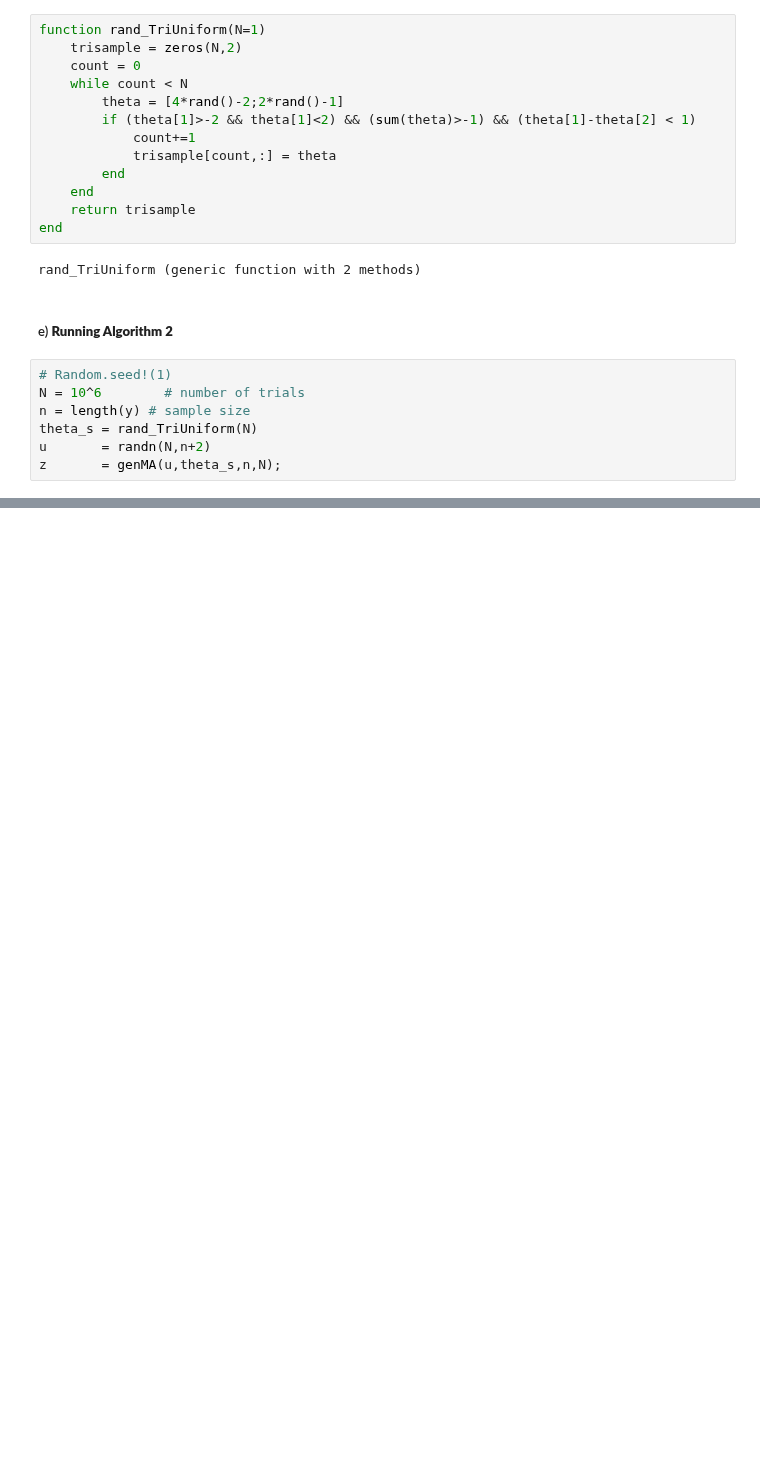
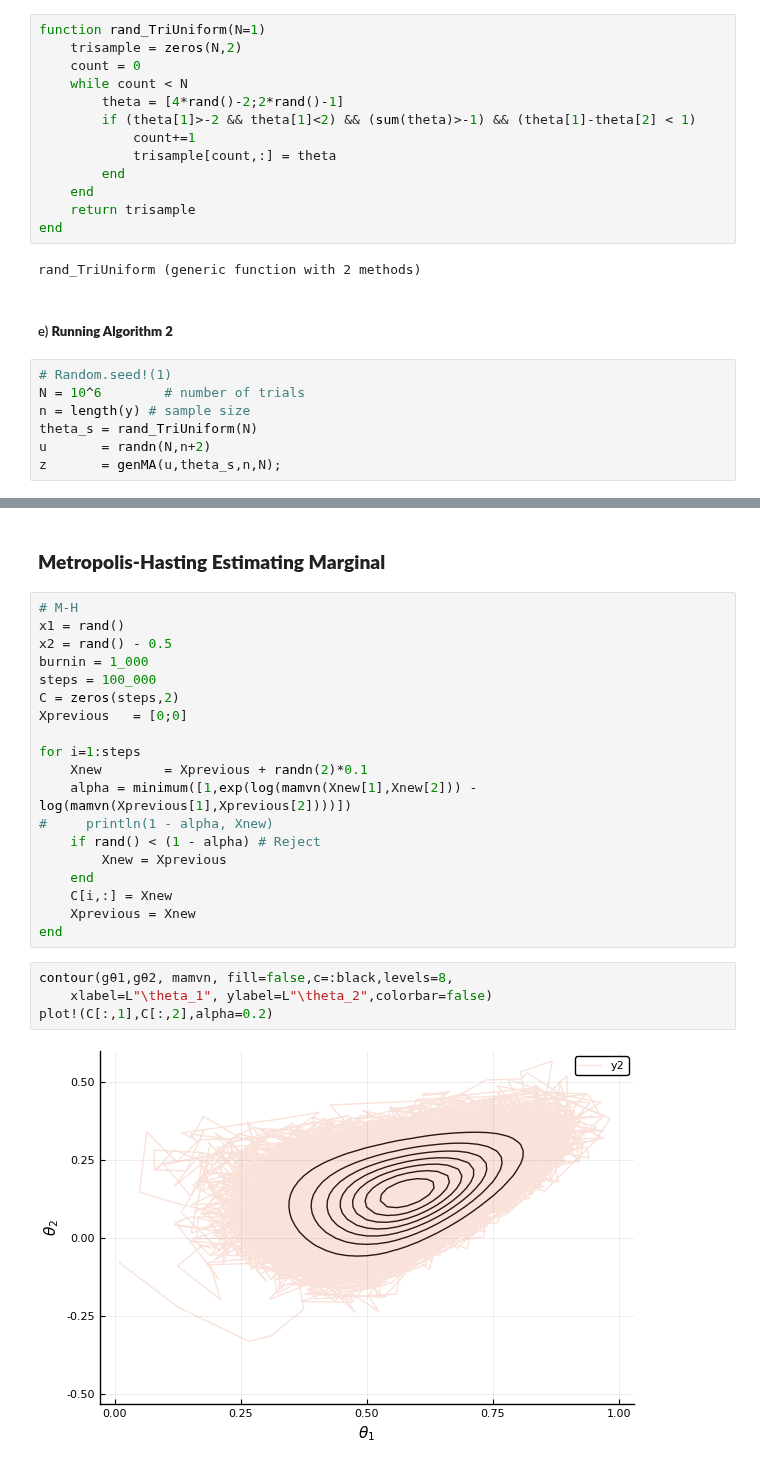
Before and after one commit to davibarreira/Computational_Statistics, a Jupyter notebook: PaperReplication_ABC/ABC methods.ipynb, the cells around one changed output, grey strips where cells are left out. Saved outputs shown, nothing was run; the diff lists cells and outputs as text; blank space fills up the shorter version.

```diff
--- a/PaperReplication_ABC/ABC methods.ipynb
+++ b/PaperReplication_ABC/ABC methods.ipynb
@@ -203,0 +181,27 @@ scatter!([theta[1]],[theta[2]],markersize=10,c="#e74c3c",size=(600,300))
+# %% [markdown]
+### **Metropolis-Hasting Estimating Marginal**
+# %%
+# M-H
+x1 = rand()
+x2 = rand() - 0.5
+burnin = 1_000
+steps = 100_000
+C = zeros(steps,2)
+Xprevious   = [0;0]
+
+for i=1:steps
+    Xnew        = Xprevious + randn(2)*0.1
+    alpha = minimum([1,exp(log(mamvn(Xnew[1],Xnew[2])) - log(mamvn(Xprevious[1],Xprevious[2])))])
+#     println(1 - alpha, Xnew)
+    if rand() < (1 - alpha) # Reject
+        Xnew = Xprevious
+    end
+    C[i,:] = Xnew
+    Xprevious = Xnew
+end
+# %%
+contour(gθ1,gθ2, mamvn, fill=false,c=:black,levels=8,
+    xlabel=L"\theta_1", ylabel=L"\theta_2",colorbar=false)
+plot!(C[:,1],C[:,2],alpha=0.2)
+# %% [output]
+[figure, added]
```
Also changed, not shown: parts of 13 cells of this notebook.
